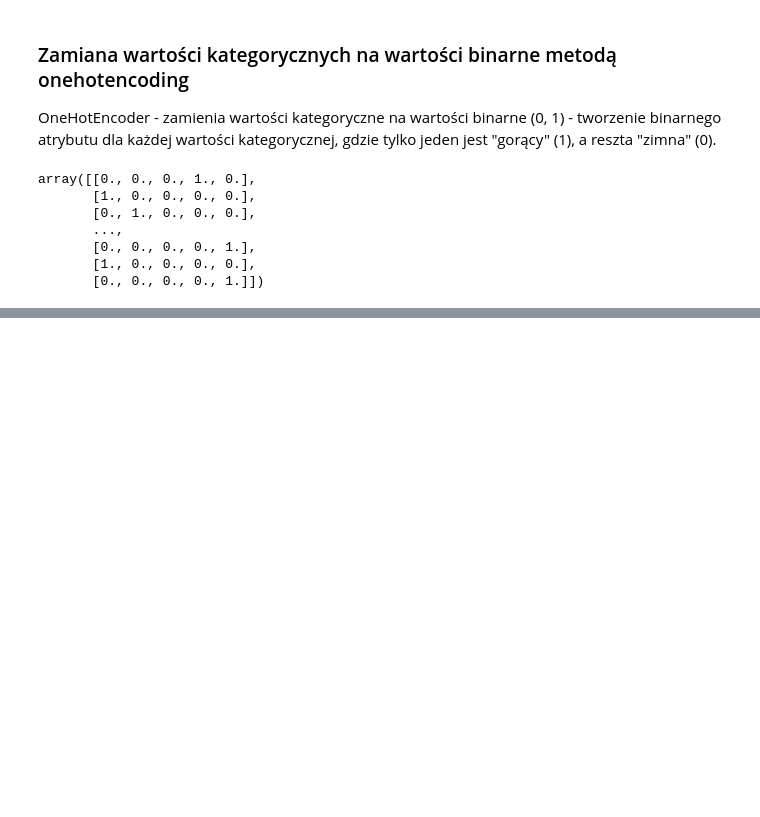
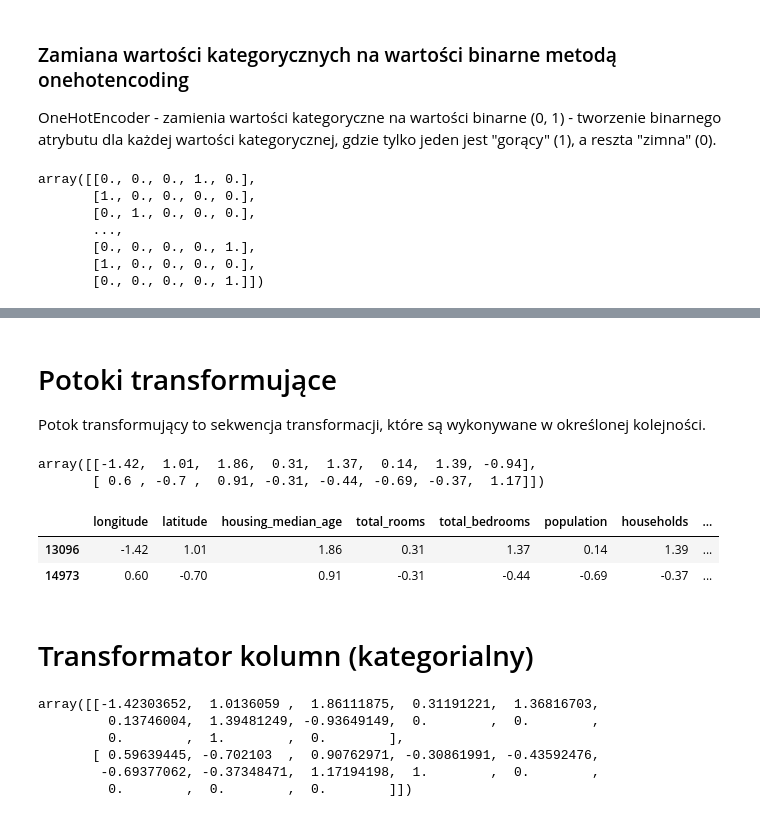
Before and after one commit to Wooyceps/Hands-on-ML-notebook, a Jupyter notebook: chapter 2/2.1.ipynb, the cells around one changed output, grey strips where cells are left out. Drawn from its saved outputs; the diff is of its cells as text; code cells hidden in the pictures; blank space fills up the shorter version.

```diff
--- a/chapter 2/2.1.ipynb
+++ b/chapter 2/2.1.ipynb
@@ -344,0 +434,25 @@ array([[0., 0., 0., 1., 0.],
+# %% [markdown]
+# Potoki transformujące
+
+Potok transformujący to sekwencja transformacji, które są wykonywane w określonej kolejności.
+# %%
+from sklearn.pipeline import Pipeline
+num_pipeline = Pipeline([
+    ("impute", SimpleImputer(strategy="median")),
+    ("standardize", StandardScaler())
+])
+# %%
+housing_num_prepared = num_pipeline.fit_transform(housing_num)
+housing_num_prepared[:2].round(2)
+# %% [output]
+array([[-1.42,  1.01,  1.86,  0.31,  1.37,  0.14,  1.39, -0.94],
+       [ 0.6 , -0.7 ,  0.91, -0.31, -0.44, -0.69, -0.37,  1.17]])
+# %%
+df_housing_num_prepared = pd.DataFrame(housing_num_prepared, columns=housing_num.columns, index=housing_num.index)
+df_housing_num_prepared[:2].round(2)
+# %% [output]
+|  | longitude | latitude | housing_median_age | total_rooms | total_bedrooms | population | households | ... |
+| 13096 | -1.42 | 1.01 | 1.86 | 0.31 | 1.37 | 0.14 | 1.39 | ... |
+| 14973 | 0.60 | -0.70 | 0.91 | -0.31 | -0.44 | -0.69 | -0.37 | ... |
+# %% [markdown]
+# Transformator kolumn (kategorialny)
@@ -344,0 +481,10 @@ array([[0., 0., 0., 1., 0.],
+# %%
+housing_prepared = preprocessing.fit_transform(housing)
+housing_prepared[:2]
+# %% [output]
+array([[-1.42303652,  1.0136059 ,  1.86111875,  0.31191221,  1.36816703,
+         0.13746004,  1.39481249, -0.93649149,  0.        ,  0.        ,
+         0.        ,  1.        ,  0.        ],
+       [ 0.59639445, -0.702103  ,  0.90762971, -0.30861991, -0.43592476,
+        -0.69377062, -0.37348471,  1.17194198,  1.        ,  0.        ,
+         0.        ,  0.        ,  0.        ]])
```
Also changed, not shown: parts of 14 cells of this notebook.
